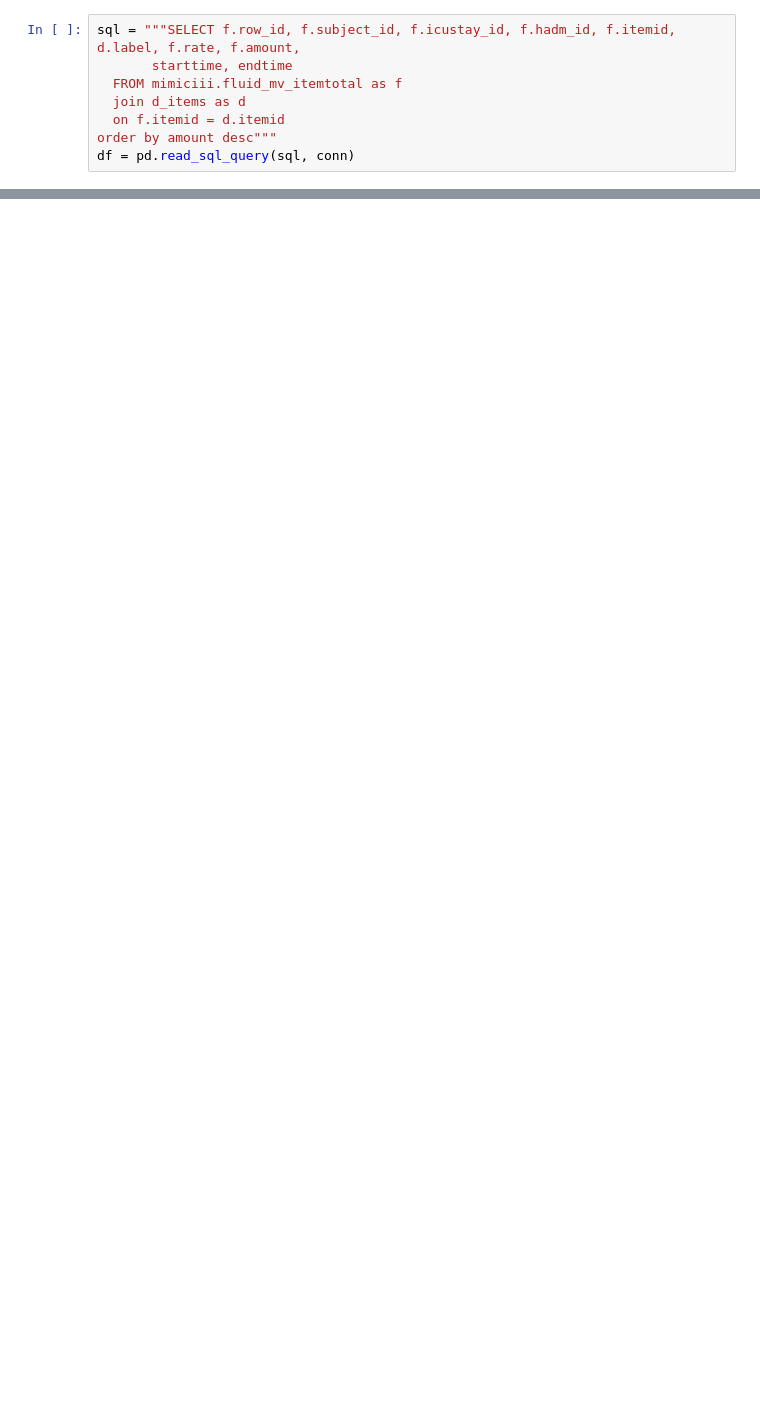
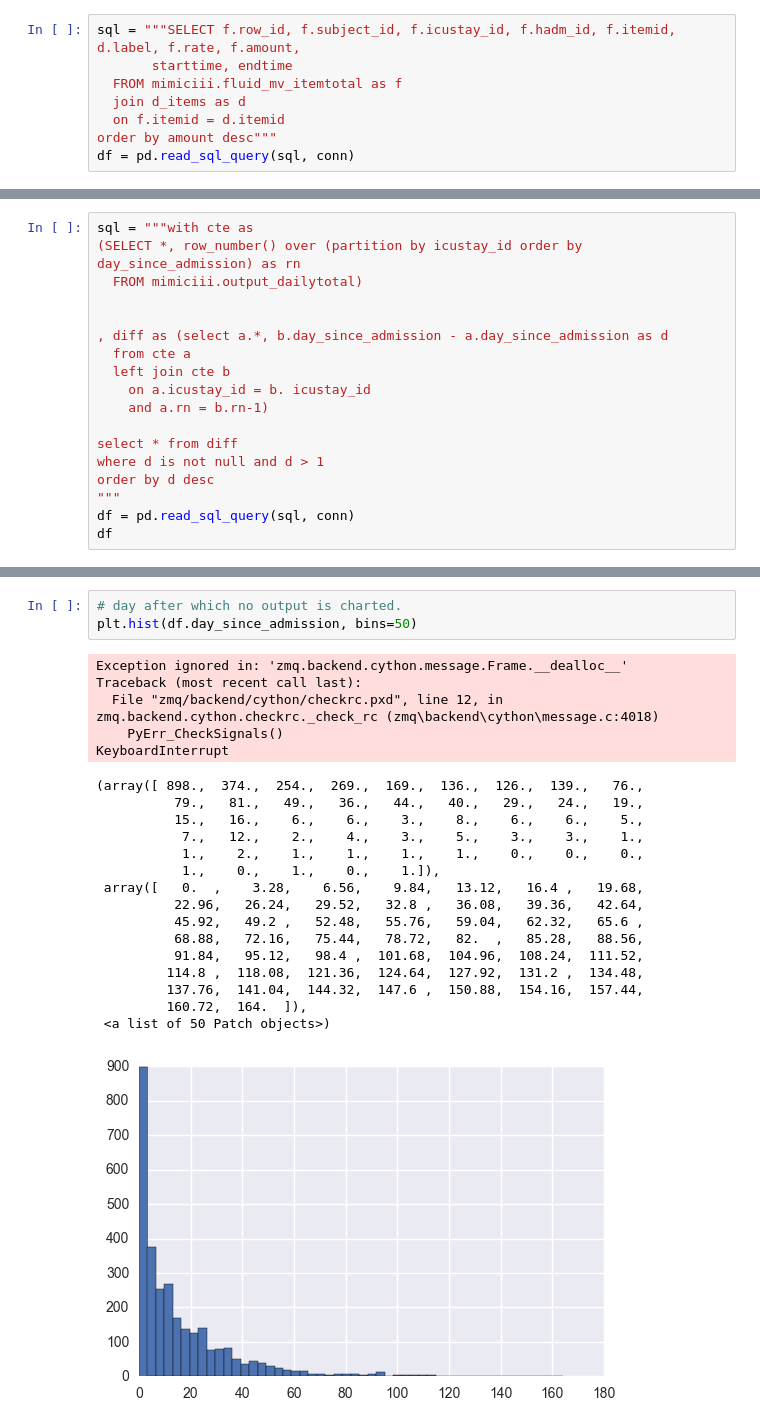
Before and after one commit to yhtgrace/echo, a Jupyter notebook: notebooks/170219_fluid_outliers_MX.ipynb, the cells around one changed output, grey strips where cells are left out. Saved outputs shown, nothing was run; the diff lists cells and outputs as text; blank space fills up the shorter version.

Commit message:
adding new fluid input items (according to Matthew ) adding notebooks which looks out fluid outliers and service type.

```diff
--- a/notebooks/170219_fluid_outliers_MX.ipynb
+++ b/notebooks/170219_fluid_outliers_MX.ipynb
@@ -182,0 +244,18 @@ Loading BokehJS ...
+# %%
+sql = """with cte as
+(SELECT *, row_number() over (partition by icustay_id order by day_since_admission) as rn
+  FROM mimiciii.output_dailytotal)
+
+
+, diff as (select a.*, b.day_since_admission - a.day_since_admission as d
+  from cte a
+  left join cte b
+    on a.icustay_id = b. icustay_id
+    and a.rn = b.rn-1)
+
+select * from diff
+where d is not null and d > 1
+order by d desc
+"""
+df = pd.read_sql_query(sql, conn)
+df
@@ -182,0 +281,25 @@ Loading BokehJS ...
+# %%
+# day after which no output is charted.
+plt.hist(df.day_since_admission, bins=50)
+# %% [output]
+Exception ignored in: 'zmq.backend.cython.message.Frame.__dealloc__'
+Traceback (most recent call last):
+  File "zmq/backend/cython/checkrc.pxd", line 12, in zmq.backend.cython.checkrc._check_rc (zmq\backend\cython\message.c:4018)
+    PyErr_CheckSignals()
+KeyboardInterrupt
+(array([ 898.,  374.,  254.,  269.,  169.,  136.,  126.,  139.,   76.,
+          79.,   81.,   49.,   36.,   44.,   40.,   29.,   24.,   19.,
+          15.,   16.,    6.,    6.,    3.,    8.,    6.,    6.,    5.,
+           7.,   12.,    2.,    4.,    3.,    5.,    3.,    3.,    1.,
+           1.,    2.,    1.,    1.,    1.,    1.,    0.,    0.,    0.,
+           1.,    0.,    1.,    0.,    1.]),
+ array([   0.  ,    3.28,    6.56,    9.84,   13.12,   16.4 ,   19.68,
+          22.96,   26.24,   29.52,   32.8 ,   36.08,   39.36,   42.64,
+          45.92,   49.2 ,   52.48,   55.76,   59.04,   62.32,   65.6 ,
+          68.88,   72.16,   75.44,   78.72,   82.  ,   85.28,   88.56,
+          91.84,   95.12,   98.4 ,  101.68,  104.96,  108.24,  111.52,
+         114.8 ,  118.08,  121.36,  124.64,  127.92,  131.2 ,  134.48,
+         137.76,  141.04,  144.32,  147.6 ,  150.88,  154.16,  157.44,
+         160.72,  164.  ]),
+ <a list of 50 Patch objects>)
+[figure, added]
```
Also changed, not shown: parts of 20 cells of this notebook, 3 other files.
